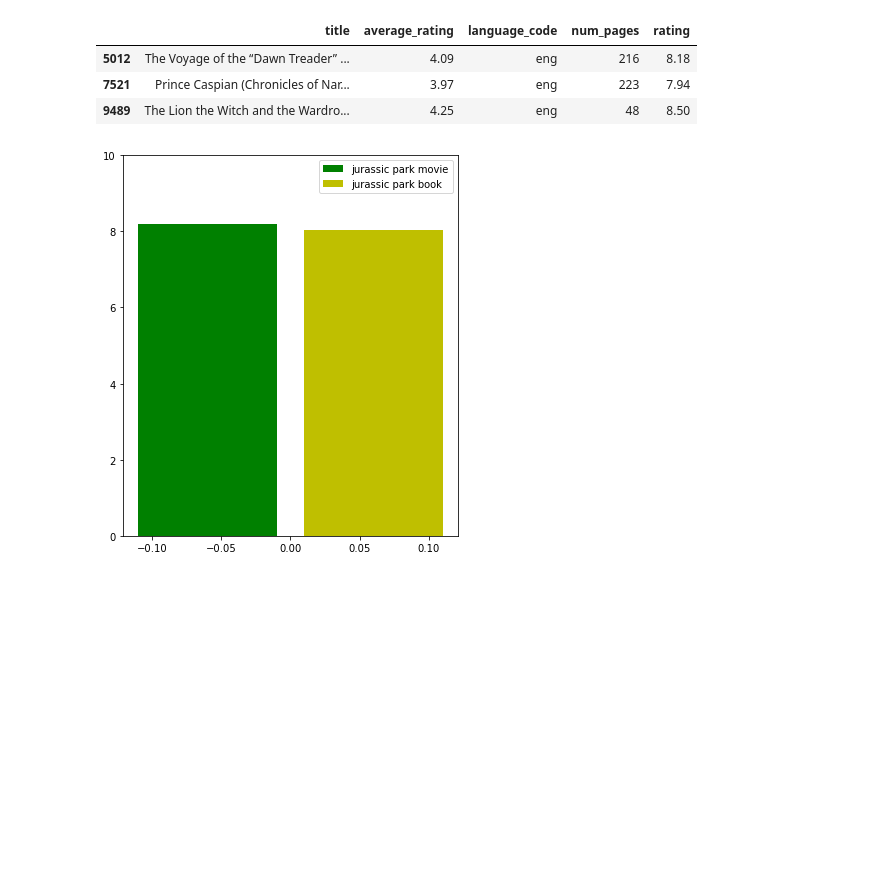
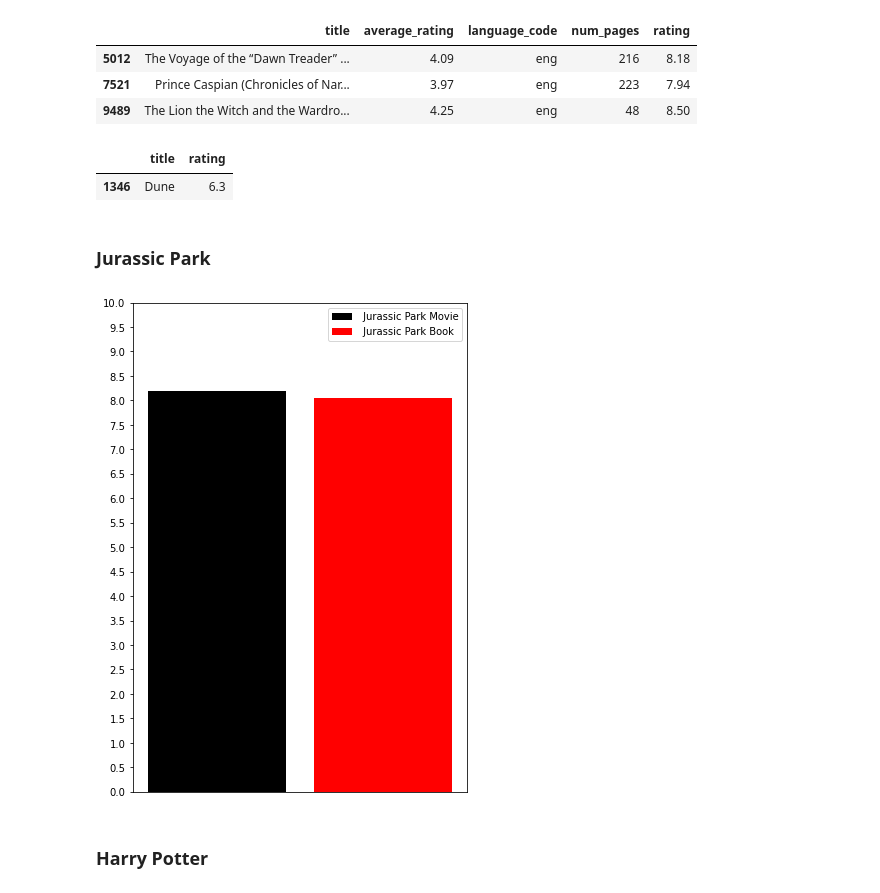
Before and after one commit to moustafa-karaki/books-movies, a Jupyter notebook: books_movies.ipynb, the cells around one changed output. Saved outputs shown, nothing was run; the diff lists cells and outputs as text; code cells hidden in the pictures; blank space fills up the shorter version.

```diff
--- a/books_movies.ipynb
+++ b/books_movies.ipynb
@@ -168,20 +168,29 @@ narnia_movie = movies.loc[movies["title"].str.contains("Narnia")]
 GF_movie = movies.loc[movies["title"].str.contains("The Godfather")]
 GF_movie = GF_movie.drop([32,385])
 # %%
-dune_movie = movies.loc[movies["title"].str.contains("dune")]
+dune_movie = movies.loc[movies["title"].str.contains("Dune")]
+dune_movie
+# %% [output]
+|  | title | rating |
+| 1346 | Dune | 6.3 |
 # %%
 jurassic_movie = movies.loc[movies["title"].str.contains('Jurassic Park')]
 jurassic_movie = jurassic_movie.drop([352,507])
 # %%
 x_axis = np.arange(len(jurassic_movie["title"]))
 x_axis2 = np.arange(len(jurassic_book["title"]))
+# %% [markdown]
+### Jurassic Park
 # %%
-plt.figure(1, figsize=(6, 7))
+plt.figure(1, figsize=(6, 9))
 title = "jurassic park book"
-plt.bar(x_axis -0.06,jurassic_movie["rating"],width= 0.1,label = 'jurassic park movie',color = "g")
-plt.bar(x_axis2 +0.06,jurassic_book["rating"],width =0.1,label = "jurassic park book", color = "y")
-plt.ylim(0,10.0)
+plt.bar(x_axis -0.06,jurassic_movie["rating"],width= 0.1,label =" Jurassic Park Movie",color = "k")
+plt.bar(x_axis2 +0.06,jurassic_book["rating"],width =0.1,label =" Jurassic Park Book", color = "r")
+plt.yticks([0,0.5,1,1.5,2,2.5,3,3.5,4,4.5,5,5.5,6,6.5,7,7.5,8,8.5,9,9.5,10])
+plt.xticks([])
 plt.legend()
 plt.show()
 # %% [output]
-[figure, old version]
+[figure, new version]
+# %% [markdown]
+### Harry Potter
```
Also changed, not shown: parts of 11 cells of this notebook.
